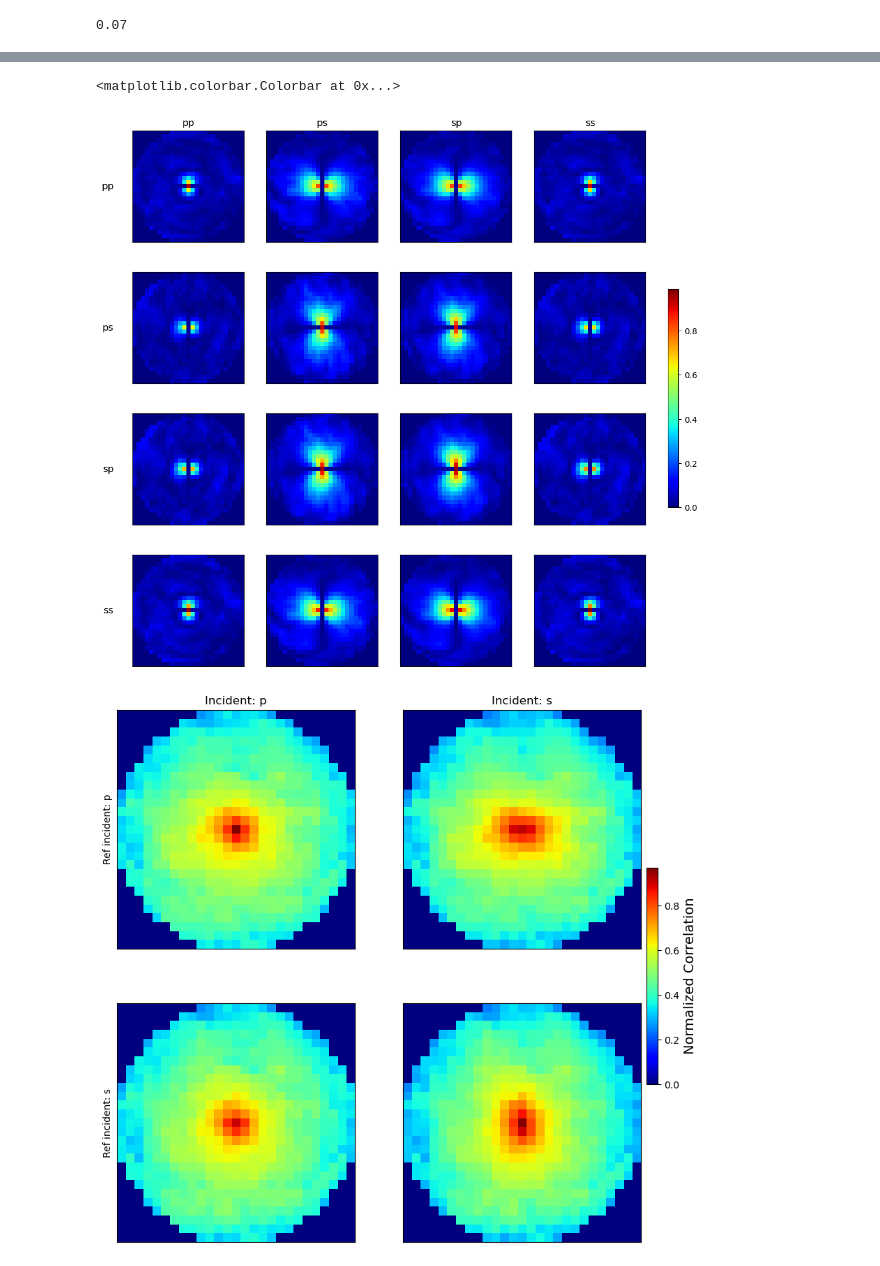
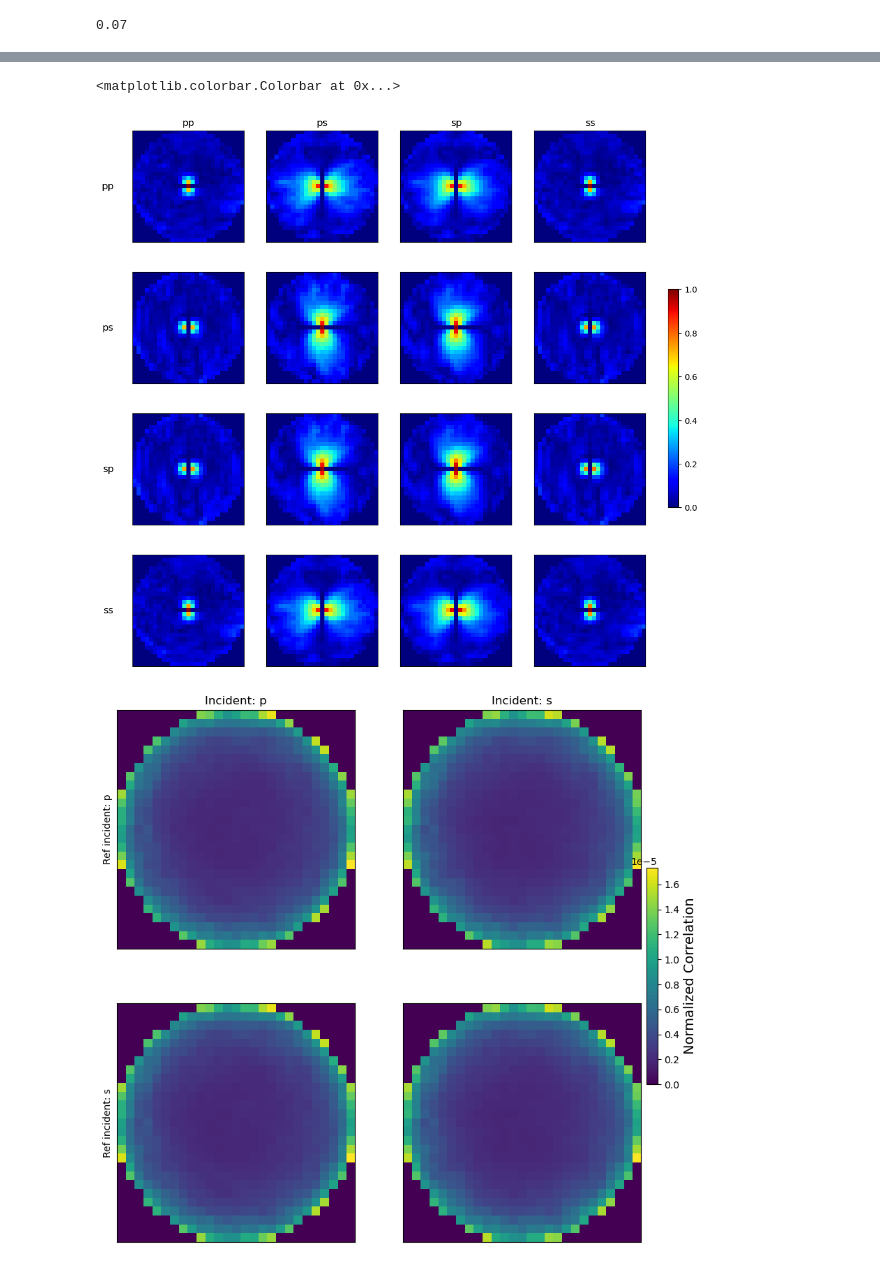
Before and after one commit to Optical-Theory-Group/random-matrix, a Jupyter notebook: rmt_analysis/memory_effect.ipynb, the cells around one changed output, grey strips where cells are left out. Cells and saved outputs as stored; diff of their text form; code cells hidden in the pictures.

```diff
--- a/rmt_analysis/memory_effect.ipynb
+++ b/rmt_analysis/memory_effect.ipynb
@@ -65,4 +65,5 @@ from tqdm import tqdm
 base_path = "/mnt/raid/rmt/data"
 simulation_name = "memory_effect_rectangular"
 pm = MatrixPoolManager(simulation_name, base_path)
-pm.populate_single_pool(1, False, "S", False, None, True, True)
+pm.load_single_pool_S()
+# pm.populate_single_pool(700, False, "S", False, None, True, True)
@@ -210,7 +225,12 @@ correlation_data = {
 fig, axs = plt.subplots(4, 4, figsize=(12, 12))
 
 # Compute global normalization
-all_values = np.array([np.abs(correlation_data[key]) for key in itertools.product(polarization_keys, repeat=2)])
+all_values = np.array(
+    [
+        np.abs(correlation_data[key])
+        for key in itertools.product(polarization_keys, repeat=2)
+    ]
+)
 vmin, vmax = all_values.min(), all_values.max()
 norm = plt.Normalize(vmin=vmin, vmax=vmax)
 cmap = plt.cm.jet
@@ -220,7 +240,9 @@ scm.set_array([])
 for i, ref_key in enumerate(polarization_keys):
     for j, new_key in enumerate(polarization_keys):
         ax = axs[i, j]
-        im = ax.imshow(np.abs(correlation_data[(ref_key, new_key)]), norm=norm, cmap=cmap)
+        im = ax.imshow(
+            np.abs(correlation_data[(ref_key, new_key)]), norm=norm, cmap=cmap
+        )
         ax.set_xticks([])
         ax.set_yticks([])
 
@@ -229,11 +251,13 @@ for i, ref_key in enumerate(polarization_keys):
             ax.set_title(new_key, fontsize=12)
         # Only label the left column with ref_key
         if j == 0:
-            ax.set_ylabel(ref_key, fontsize=12, rotation=0, labelpad=30, va='center')
+            ax.set_ylabel(
+                ref_key, fontsize=12, rotation=0, labelpad=30, va="center"
+            )
 
 # Add single colorbar
 fig.colorbar(scm, ax=axs, orientation="vertical", fraction=0.02, pad=0.04)
 # %% [output]
 <matplotlib.colorbar.Colorbar at 0x...>
-[figure, old version]
+[figure, new version]
 # %%
@@ -326,24 +415,28 @@ correlation_data = {
 # %%
 fig, axs = plt.subplots(2, 2, figsize=(10, 10))
 
-all_values = np.array([correlation_data[key] for key in correlation_data])
-vmin, vmax = all_values.min(), all_values.max()
-norm = plt.Normalize(vmin=vmin, vmax=vmax)
-cmap = plt.cm.jet
+# all_values = np.array([correlation_data[key] for key in correlation_data])
+# vmin, vmax = all_values.min(), all_values.max()
+# norm = plt.Normalize(vmin=vmin, vmax=vmax)
+# cmap = plt.cm.jet
 
-for row, ref_inc in enumerate(["p","s"]):
-    for col, new_inc in enumerate(["p","s"]):
+for row, ref_inc in enumerate(["p", "s"]):
+    for col, new_inc in enumerate(["p", "s"]):
         ax = axs[row, col]
-        im = ax.imshow(correlation_data[(ref_inc, new_inc)], norm=norm, cmap=cmap)
+        im = ax.imshow(
+            np.abs(new_auto[(ref_inc, new_inc)])
+        )
         if row == 0:
             ax.set_title(f"Incident: {new_inc}")
         if col == 0:
             ax.set_ylabel(f"Ref incident: {ref_inc}")
         ax.set_xticks([])
         ax.set_yticks([])
 
 # Single colorbar
-cbar = fig.colorbar(im, ax=axs, orientation='vertical', fraction=0.02, pad=0.01)
+cbar = fig.colorbar(
+    im, ax=axs, orientation="vertical", fraction=0.02, pad=0.01
+)
 cbar.set_label("Normalized Correlation", fontsize=14)
 # %% [output]
-[figure, old version]
+[figure, new version]
```
Also changed, not shown: parts of 12 cells of this notebook, 27 other files.
